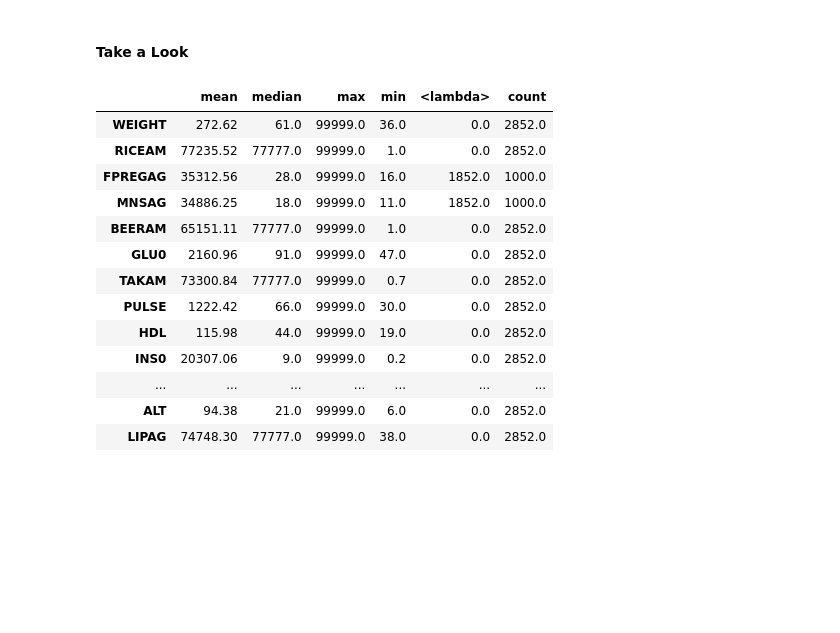
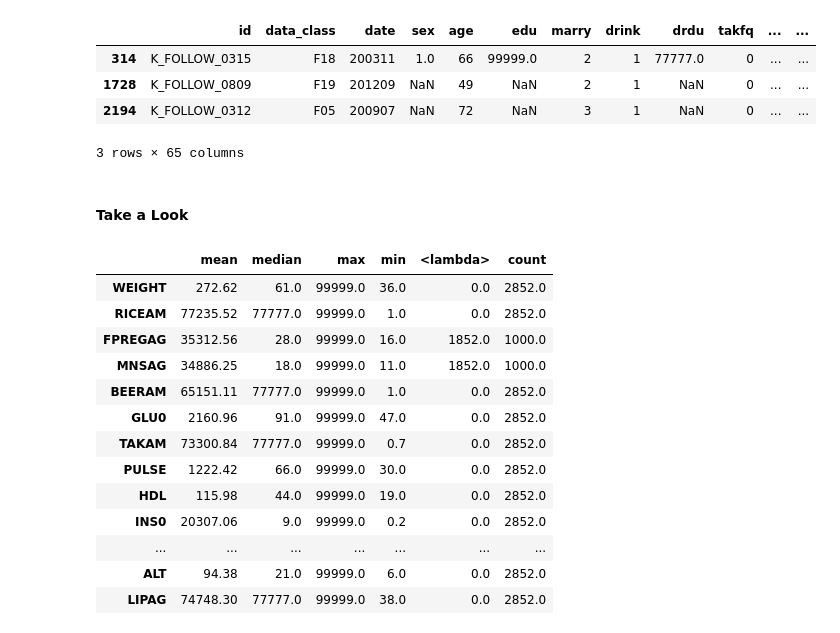
Before and after one commit to beeseosil/nih.go.kr, a Jupyter notebook: koges/qwer.ipynb, the cells around one changed output. Drawn from its saved outputs; the diff is of its cells as text; code cells hidden in the pictures; blank space fills up the shorter version.

```diff
--- a/koges/qwer.ipynb
+++ b/koges/qwer.ipynb
@@ -61,17 +111,0 @@ things={q.name[:-4]:pd.read_csv(q.path) for q in os.scandir(res) if q.name.lower
-# %%
-
-if not os.path.exists(os.path.join(res,"koges.f")):
-  for thing in things:
-    things[thing].columns=[q[4:] for q in things[thing].columns]
-    things[thing]=things[thing].rename({"ID":"id","EDATE":"date"},axis=1).assign(visit=thing)
-  koges=pd.concat(things.values())
-
-else:
-  koges=pd.read_feather(os.path.join(res,"koges.feather"))
-
-koges=koges.set_index(["id","date","visit"])
-
-colsNm=koges.select_dtypes("number").columns
-koges[colsNm]=koges.select_dtypes("number").astype(np.float32)
-
-if len(koges.columns.tolist()) == len(set(koges.columns.tolist())):print(padding)
@@ -134,3 +112,23 @@ kogesSpec[kogesSpec.variableType=="sparse"].sample(3)
+# %%
+if not os.path.exists(os.path.join(res,"koges.feather")):
+    _data={q.name.split(".")[0]:pd.read_csv(q.path) for q in os.scandir(res) if q.name.lower().startswith("follow")}
+    for d in _data:
+        _data[d]=_data[d].set_axis([q[q.index("_")+1:].lower() for q in _data[d].columns],axis=1).rename(columns={"edate":"date"}).assign(visit=d)
+    koges=pd.concat(_data.values())
+    koges.index=range(koges.shape[0])
+    koges.to_feather(os.path.join(res,"koges.feather"),**_feather_write_option)
+
+else:
+    print(padding,"Found a sanitised dataset file")
+    koges=pd.read_feather(os.path.join(res,"koges.feather"))
+
+koges.sample(3)
+# %% [output]
+|  | id | data_class | date | sex | age | edu | marry | drink | drdu | takfq | ... | ... |
+| 314 | K_FOLLOW_0315 | F18 | 200311 | 1.0 | 66 | 99999.0 | 2 | 1 | 77777.0 | 0 | ... | ... |
+| 1728 | K_FOLLOW_0809 | F19 | 201209 | NaN | 49 | NaN | 2 | 1 | NaN | 0 | ... | ... |
+| 2194 | K_FOLLOW_0312 | F05 | 200907 | NaN | 72 | NaN | 3 | 1 | NaN | 0 | ... | ... |
+3 rows × 65 columns
 # %% [markdown]
 #### Take a Look
 # %%
```
Also changed, not shown: parts of 15 cells of this notebook, 4 other files.
